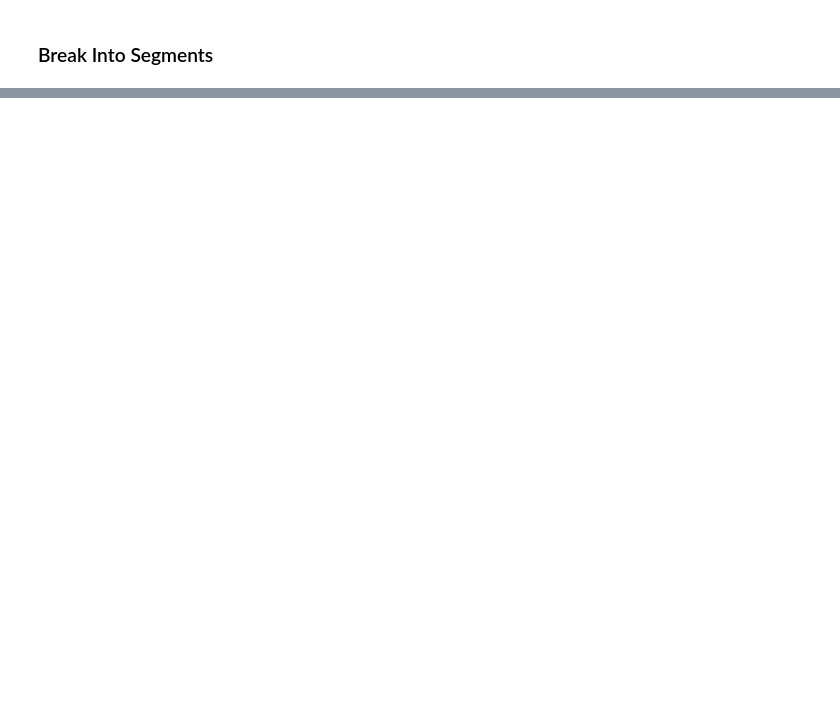
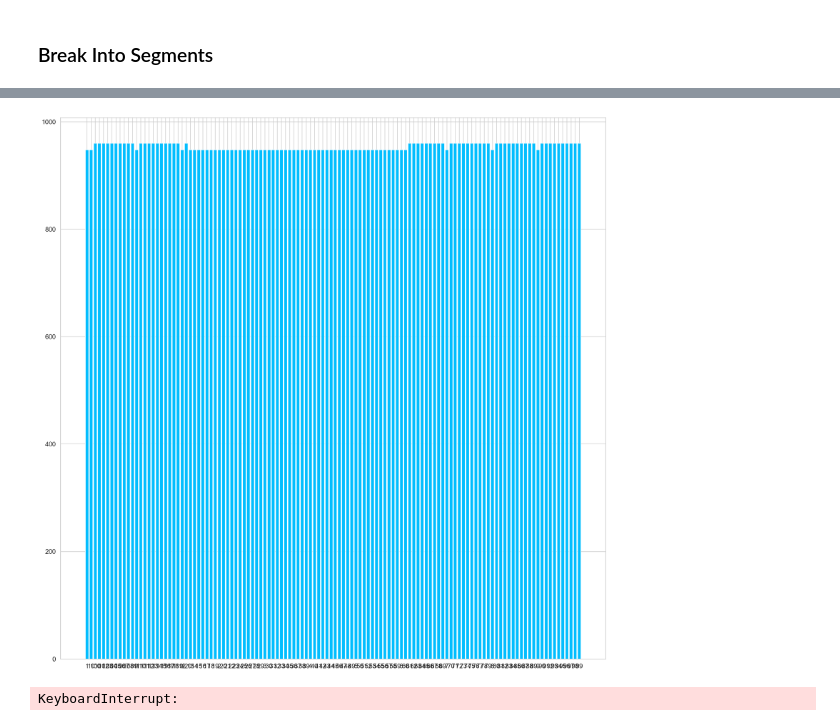
Before and after one commit to nipdep/HAR-ZSL-XAI, a Jupyter notebook: AETraining/dataset/buldSequenceData_fromlocalvideos.ipynb, the cells around one changed output, grey strips where cells are left out. Cells and saved outputs as stored; diff of their text form; code cells hidden in the pictures; blank space fills up the shorter version.

```diff
--- a/AETraining/dataset/buldSequenceData_fromlocalvideos.ipynb
+++ b/AETraining/dataset/buldSequenceData_fromlocalvideos.ipynb
@@ -122,0 +137,4 @@ with ThreadPoolExecutor() as executor:
+# %%
+class_per_file = [x.split(".")[0].split('A')[1] for x in os.listdir("E:\\FYP_Data\\NTU120\\skel\\nturgbd_skeletons_s001_to_s032\\nturgb+d_skeletons")]
+# %%
+class_per_file = list(map(lambda x: str(int(x)),class_per_file))
@@ -122,0 +161,14 @@ with ThreadPoolExecutor() as executor:
+# %%
+unique_val,unique_count = np.unique(class_per_file,return_counts=True)
+# %%
+import pandas as pd
+from matplotlib import pyplot as plt
+
+fig = plt.figure(figsize=(20, 20))
+
+plt.bar(unique_val, unique_count)
+
+# Show Plot
+plt.show()
+# %% [output]
+[figure, added]
@@ -122,0 +190,10 @@ with ThreadPoolExecutor() as executor:
+# %%
+class_to_num_frames = {}
+for __file in tqdm(file_iterator,total=len(file_iterator),desc="Read Files:- "):
+    file_name = __file.filepath.split(os.path.sep)[-1].split(".")[0]
+    try:
+        class_to_num_frames[file_name[-3:]].append(__file.load_data()[0])
+    except KeyError:
+        class_to_num_frames[file_name[-3:]] = [__file.load_data()[0]]
+# %% [output]
+KeyboardInterrupt:
```
Also changed, not shown: parts of 10 cells of this notebook, 6 other files.
